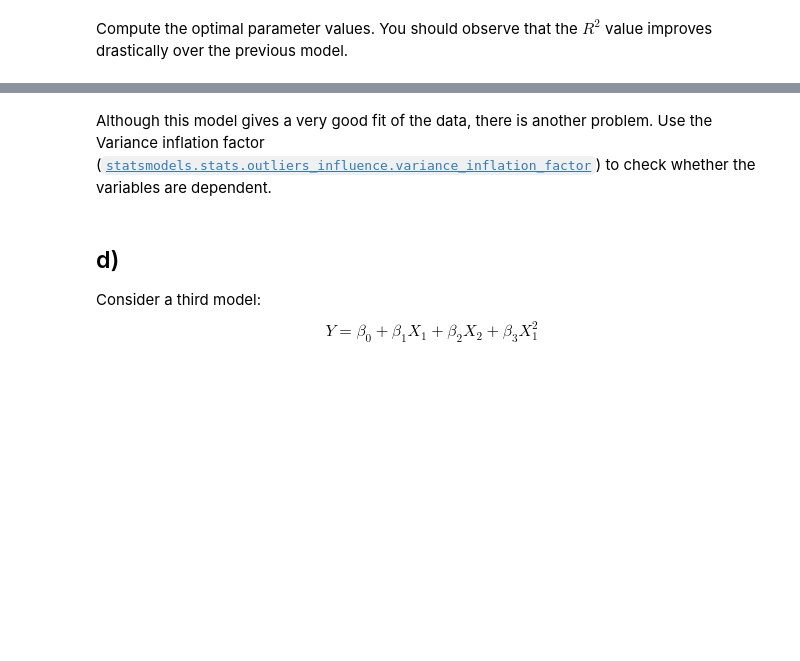
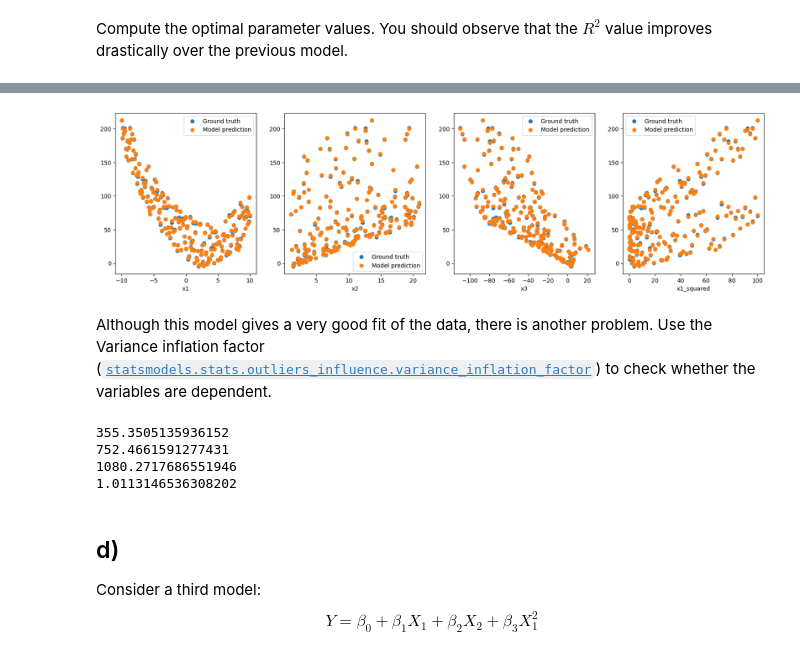
Before and after one commit to jakobudovic/BaML, a Jupyter notebook: 02T/T02-E2-template.ipynb, the cells around one changed output, grey strips where cells are left out. Cells and saved outputs as stored; diff of their text form; code cells hidden in the pictures; blank space fills up the shorter version.

```diff
--- a/02T/T02-E2-template.ipynb
+++ b/02T/T02-E2-template.ipynb
@@ -86,0 +182,9 @@ Compute the optimal parameter values. You should observe that the $R^2$ value im
+# %%
+# Prepare input data
+Xc = X.copy()
+x1_squared = np.square(X["x1"])
+Xc["x1_squared"] = x1_squared
+
+# Fit a linear model
+model = sm.OLS(y, Xc)
+results = model.fit()
@@ -87,3 +211,14 @@ Compute the optimal parameter values. You should observe that the $R^2$ value im
+# %%
+predicted_values1 = results.predict(Xc)
+# %%
+fig, axs = plt.subplots(1, 4, figsize=(20, 5))
+for ax, variable_name in zip(axs, ["x1", "x2", "x3", "x1_squared"]):
+    ax.scatter(Xc[variable_name], data["y"], label="Ground truth")
+    ax.scatter(Xc[variable_name], predicted_values1, label="Model prediction")
+    ax.legend()
+    ax.set_xlabel(variable_name)
+# %% [output]
+[figure, added]
 # %% [markdown]
 Although this model gives a very good fit of the data, there is another problem.
 Use the Variance inflation factor ([`statsmodels.stats.outliers_influence.variance_inflation_factor`](https://www.statsmodels.org/dev/generated/statsmodels.stats.outliers_influence.variance_inflation_factor.html)) to check whether the variables are dependent.
@@ -93,0 +225,13 @@ from statsmodels.stats.outliers_influence import variance_inflation_factor as vi
+# %%
+from statsmodels.stats.outliers_influence import variance_inflation_factor as vif
+
+# print(vif(Xc, 0)) # const
+print(vif(Xc, 1))
+print(vif(Xc, 2))
+print(vif(Xc, 3))
+print(vif(Xc, 4))
+# %% [output]
+355.3505135936152
+752.4661591277431
+1080.2717686551946
+1.0113146536308202
```
Also changed, not shown: parts of 35 cells of this notebook, 1 other file.
